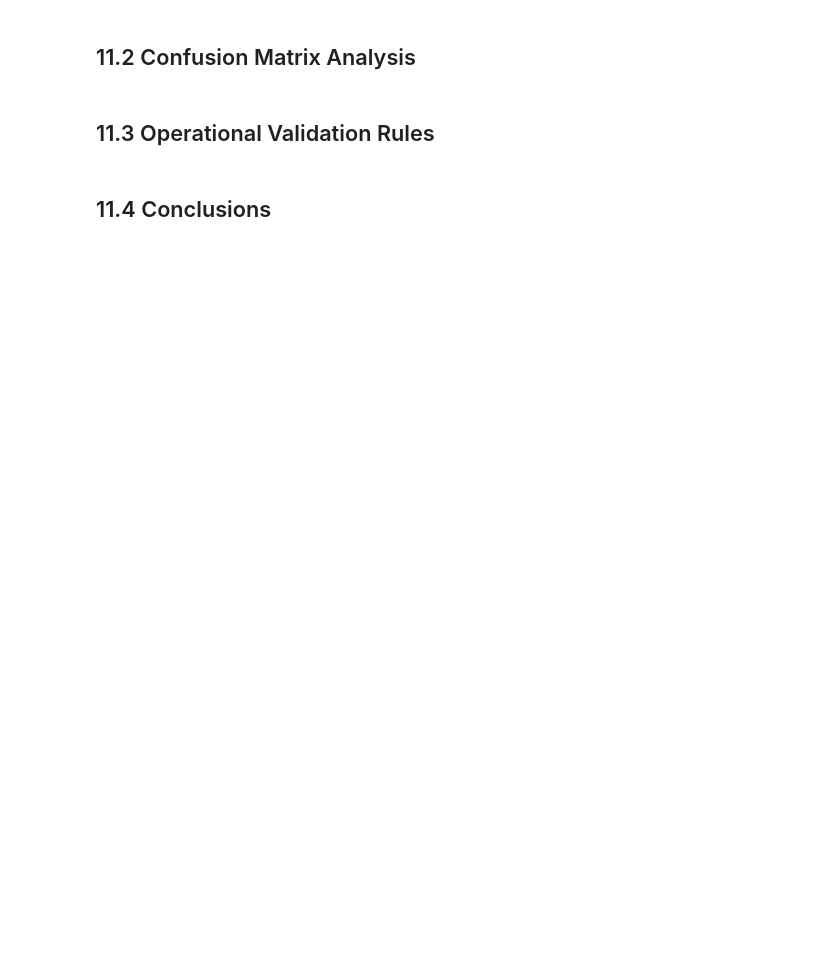
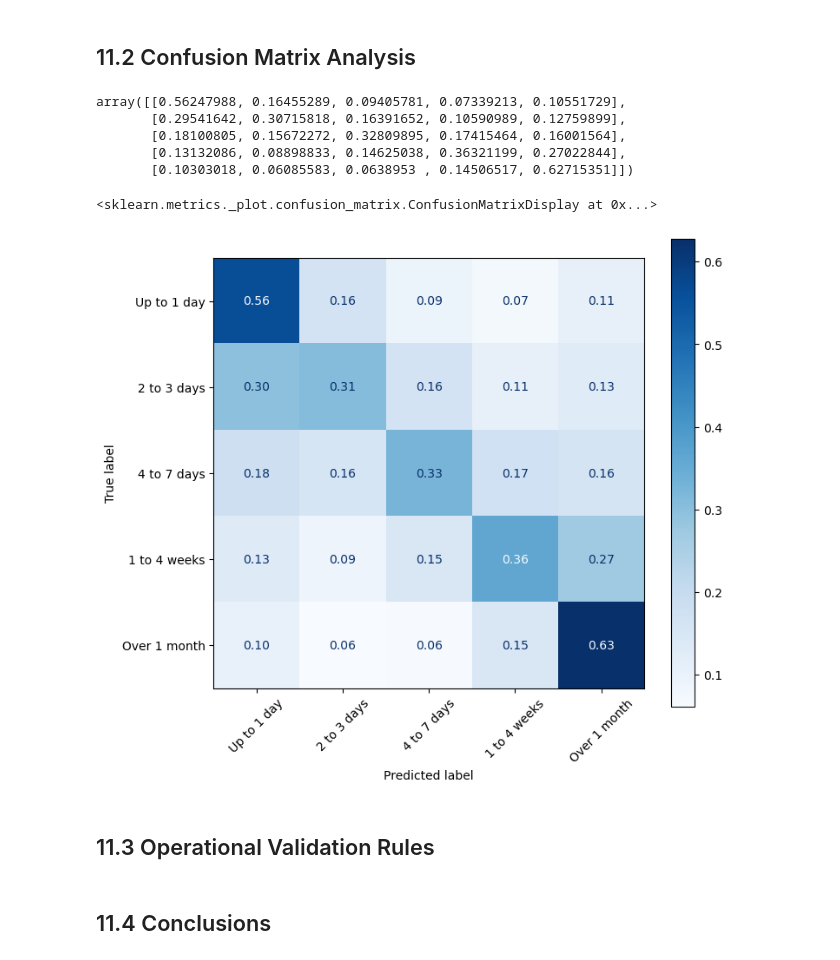
Before and after one commit to sbenhumea/citizen-requests-analysis-project-locatel, a Jupyter notebook: notebooks/modeling.ipynb, the cells around one changed output. Drawn from its saved outputs; the diff is of its cells as text; code cells hidden in the pictures; blank space fills up the shorter version.

Commit message:
Develop different classification models for predicting the time class of the entries based on their attributes and analyze the results with classification metrics

```diff
--- a/notebooks/modeling.ipynb
+++ b/notebooks/modeling.ipynb
@@ -690,0 +1001,13 @@ rates
+# %%
+rfc = RandomForestClassifier(
+    n_estimators=500,
+    max_depth=25,
+    min_samples_split=20,
+    min_samples_leaf=1,
+    max_features='sqrt',
+    class_weight='balanced',
+    n_jobs=-1,
+    random_state=0
+)
+rfc_model = rfc.fit(X_train_final, y_train_class)
+y_pred_rfc = rfc_model.predict(X_test_final)
@@ -695,5 +1077,28 @@ rates
 # %% [markdown]
 ## 11.2 Confusion Matrix Analysis
+# %%
+confusion_matrix(y_test_class, y_pred_rfc, labels=labels, normalize='true')
+# %% [output]
+array([[0.56247988, 0.16455289, 0.09405781, 0.07339213, 0.10551729],
+       [0.29541642, 0.30715818, 0.16391652, 0.10590989, 0.12759899],
+       [0.18100805, 0.15672272, 0.32809895, 0.17415464, 0.16001564],
+       [0.13132086, 0.08898833, 0.14625038, 0.36321199, 0.27022844],
+       [0.10303018, 0.06085583, 0.0638953 , 0.14506517, 0.62715351]])
+# %%
+fig, ax = plt.subplots(figsize=(8,7))
+ConfusionMatrixDisplay.from_predictions(
+    y_test_class,
+    y_pred_rfc,
+    labels=labels,
+    normalize='true',
+    values_format='.2f',
+    xticks_rotation=45,
+    ax=ax,
+    cmap='Blues'
+)
+# %% [output]
+<sklearn.metrics._plot.confusion_matrix.ConfusionMatrixDisplay at 0x...>
+[figure, added]
 # %% [markdown]
 ## 11.3 Operational Validation Rules
 # %% [markdown]
```
Also changed, not shown: parts of 44 cells of this notebook, 1 other file.
